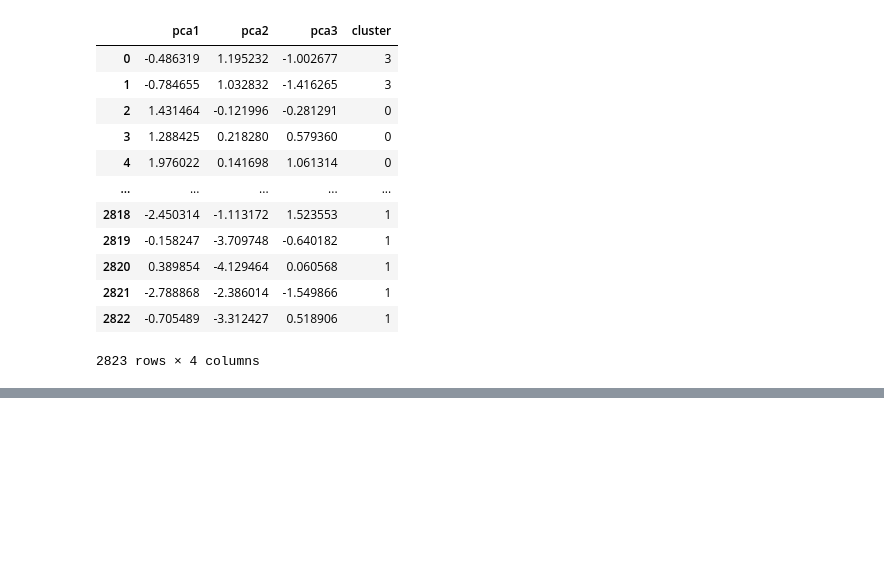
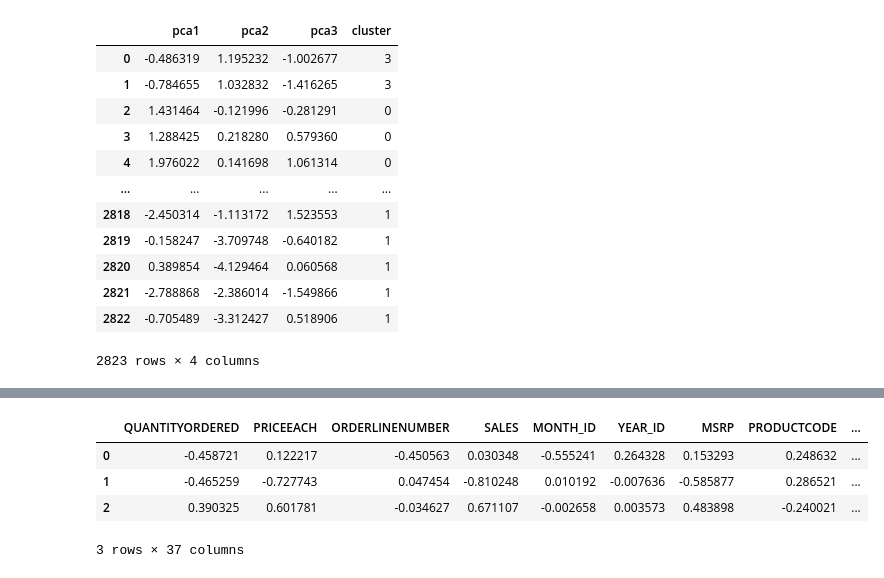
Before and after one commit to asherbabu/CustomerSegmentation, a Jupyter notebook: proj_customer.ipynb, the cells around one changed output, grey strips where cells are left out. Drawn from its saved outputs; the diff is of its cells as text; code cells hidden in the pictures; blank space fills up the shorter version.

```diff
--- a/proj_customer.ipynb
+++ b/proj_customer.ipynb
@@ -643,0 +754,9 @@ fig.show()
+# %%
+cluster_centers = pd.DataFrame(data = kmeans.cluster_centers_, columns = [sales_df.columns])
+cluster_centers
+# %% [output]
+|  | QUANTITYORDERED | PRICEEACH | ORDERLINENUMBER | SALES | MONTH_ID | YEAR_ID | MSRP | PRODUCTCODE | ... |
+| 0 | -0.458721 | 0.122217 | -0.450563 | 0.030348 | -0.555241 | 0.264328 | 0.153293 | 0.248632 | ... |
+| 1 | -0.465259 | -0.727743 | 0.047454 | -0.810248 | 0.010192 | -0.007636 | -0.585877 | 0.286521 | ... |
+| 2 | 0.390325 | 0.601781 | -0.034627 | 0.671107 | -0.002658 | 0.003573 | 0.483898 | -0.240021 | ... |
+3 rows × 37 columns
```
Also changed, not shown: parts of 21 cells of this notebook.
